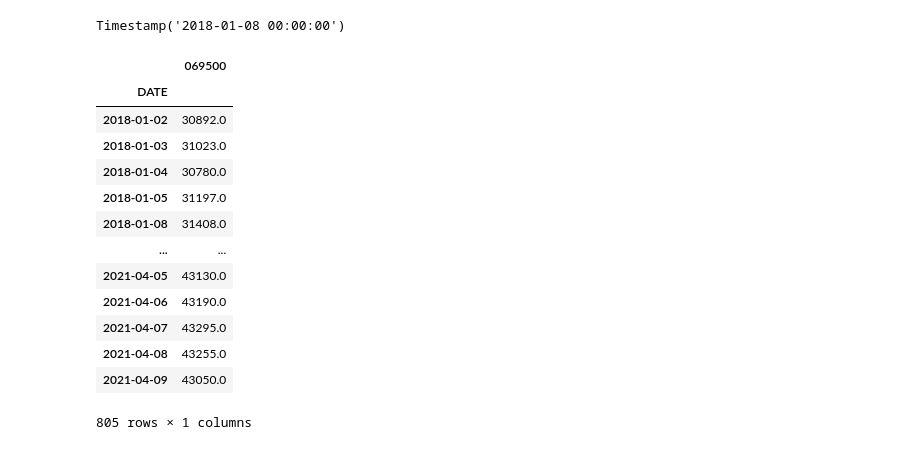
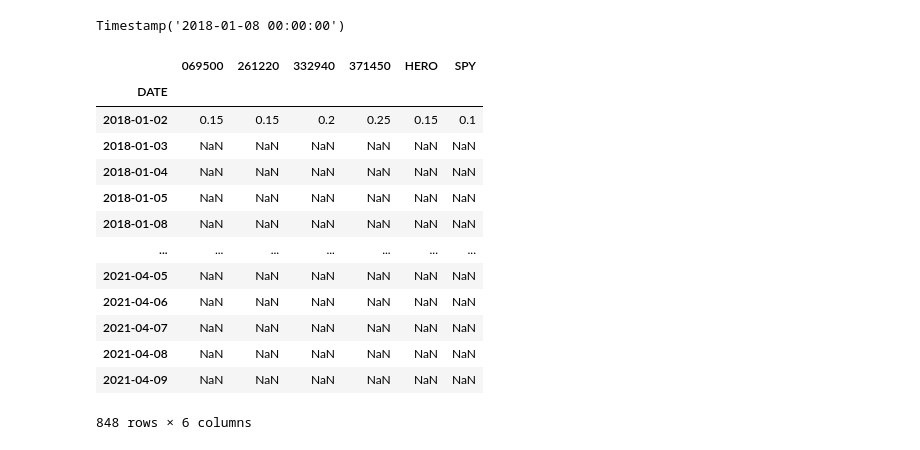
Before and after one commit to sunkism/backtest, a Jupyter notebook: backtest_v3.ipynb, the cells around one changed output. Saved outputs shown, nothing was run; the diff lists cells and outputs as text; code cells hidden in the pictures.

```diff
--- a/backtest_v3.ipynb
+++ b/backtest_v3.ipynb
@@ -592,7 +592,8 @@ def generate_input ():
                     '2018-01-01' : [15,15,20,25,15,10],
                     '2019-01-01' : [15,15,20,25,15,10],
                     '2020-01-01' : [15,15,20,25,15,10],
-                    '2021-01-01' : [15,15,20,25,15,10]}
+                    '2021-01-01' : [15,15,20,25,15,10]},
+                'history' : {}
                 }
 
     # 포트폴리오가격 엑셀에서 가져오기
@@ -603,55 +604,31 @@ def generate_input ():
         df['DATE'] = pd.to_datetime(df['DATE'])
         df['DATE'] = df['DATE'].dt.strftime('%Y-%m-%d')
         #my_input[item] = df.to_dict('records')
-        my_input[item] = df.values.tolist()  # 리스트가 가벼워보여...
+        my_input['history'][item] = df.values.tolist()  # 리스트가 가벼워보여...
 
     # benchmark 엘셀에서 가져오기
     infile = "benchmark.xlsx"
     tmp_df = pd.read_excel(infile,dtype='unicode')
     tmp_df['DATE'] = pd.to_datetime(tmp_df['DATE'])
     tmp_df['DATE'] = tmp_df['DATE'].dt.strftime('%Y-%m-%d')
-    my_input['benchmark'] = tmp_df.values.tolist()
+    my_input['history']['benchmark'] = tmp_df.values.tolist()
 
     # riskfree 엘셀에서 가져오기
     infile = "riskfree.xlsx"
     tmp_df = pd.read_excel(infile,dtype='unicode')
     tmp_df['DATE'] = pd.to_datetime(tmp_df['DATE'])
     tmp_df['DATE'] = tmp_df['DATE'].dt.strftime('%Y-%m-%d')
-    my_input['riskfree'] = tmp_df.values.tolist()
+    my_input['history']['riskfree'] = tmp_df.values.tolist()
 
     # 마켓지표(KOSPI) 엘셀에서 가져오기
     infile = "kospi.xlsx"
     tmp_df = pd.read_excel(infile,dtype='unicode')
     tmp_df['DATE'] = pd.to_datetime(tmp_df['DATE'])
     tmp_df['DATE'] = tmp_df['DATE'].dt.strftime('%Y-%m-%d')
-    my_input['kospi'] = tmp_df.values.tolist()
+    my_input['history']['kospi'] = tmp_df.values.tolist()
 
     my_json = json.dumps(my_input)
     #f = open("input.json",'w')
     #f.write(my_json)
     #f.close()
     return my_json
-# %%
-aa = generate_input()
-bb = json.loads(aa)
-# %%
-cc = pd.DataFrame(bb['069500'],columns=['DATE','069500'])
-cc.set_index('DATE',inplace=True)
-cc.index = pd.to_datetime(cc.index)
-cc['069500'] = cc['069500'].astype(float)
-cc
-# %% [output]
-|  | 069500 |
-| DATE |  |
-| 2018-01-02 | 30892.0 |
-| 2018-01-03 | 31023.0 |
-| 2018-01-04 | 30780.0 |
-| 2018-01-05 | 31197.0 |
-| 2018-01-08 | 31408.0 |
-| ... | ... |
-| 2021-04-05 | 43130.0 |
-| 2021-04-06 | 43190.0 |
-| 2021-04-07 | 43295.0 |
-| 2021-04-08 | 43255.0 |
-| 2021-04-09 | 43050.0 |
-805 rows × 1 columns
@@ -658,3 +685,24 @@ cc
+# %%
+test_json = generate_input()
+# %%
+result = data_preprocess(test_json)
+# %%
+result['target_wght']
+# %% [output]
+|  | 069500 | 261220 | 332940 | 371450 | HERO | SPY |
+| DATE |  |  |  |  |  |  |
+| 2018-01-02 | 0.15 | 0.15 | 0.2 | 0.25 | 0.15 | 0.1 |
+| 2018-01-03 | NaN | NaN | NaN | NaN | NaN | NaN |
+| 2018-01-04 | NaN | NaN | NaN | NaN | NaN | NaN |
+| 2018-01-05 | NaN | NaN | NaN | NaN | NaN | NaN |
+| 2018-01-08 | NaN | NaN | NaN | NaN | NaN | NaN |
+| ... | ... | ... | ... | ... | ... | ... |
+| 2021-04-05 | NaN | NaN | NaN | NaN | NaN | NaN |
+| 2021-04-06 | NaN | NaN | NaN | NaN | NaN | NaN |
+| 2021-04-07 | NaN | NaN | NaN | NaN | NaN | NaN |
+| 2021-04-08 | NaN | NaN | NaN | NaN | NaN | NaN |
+| 2021-04-09 | NaN | NaN | NaN | NaN | NaN | NaN |
+848 rows × 6 columns
 # %%
   bb['']
   df.set_index('DATE', inplace=True)
```
Also changed, not shown: parts of 1 cell of this notebook.
